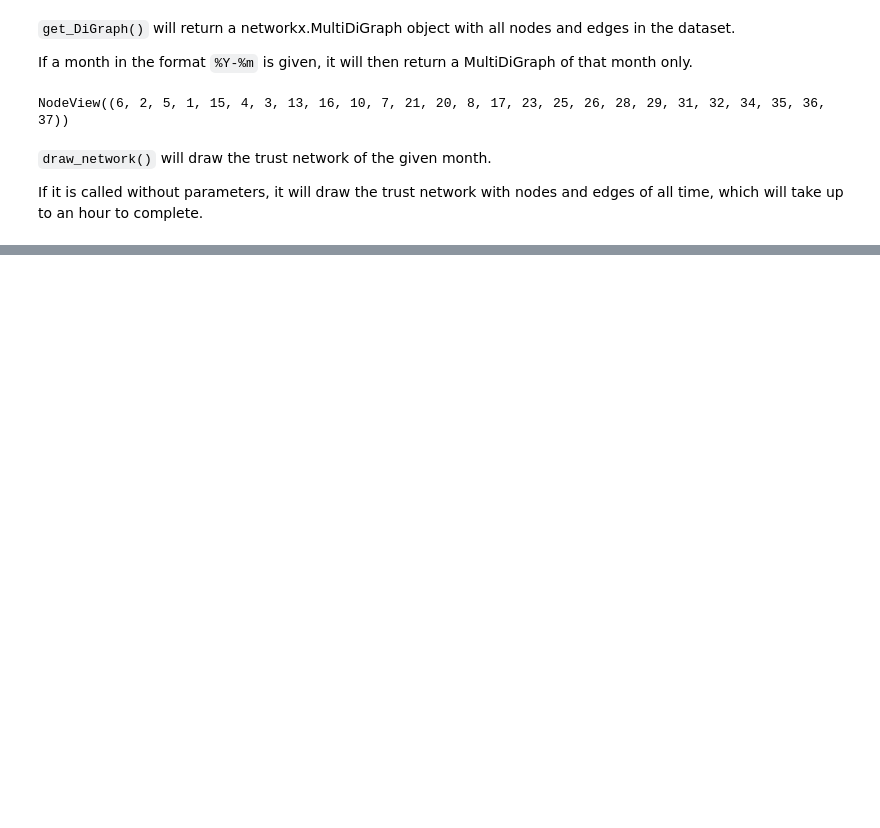
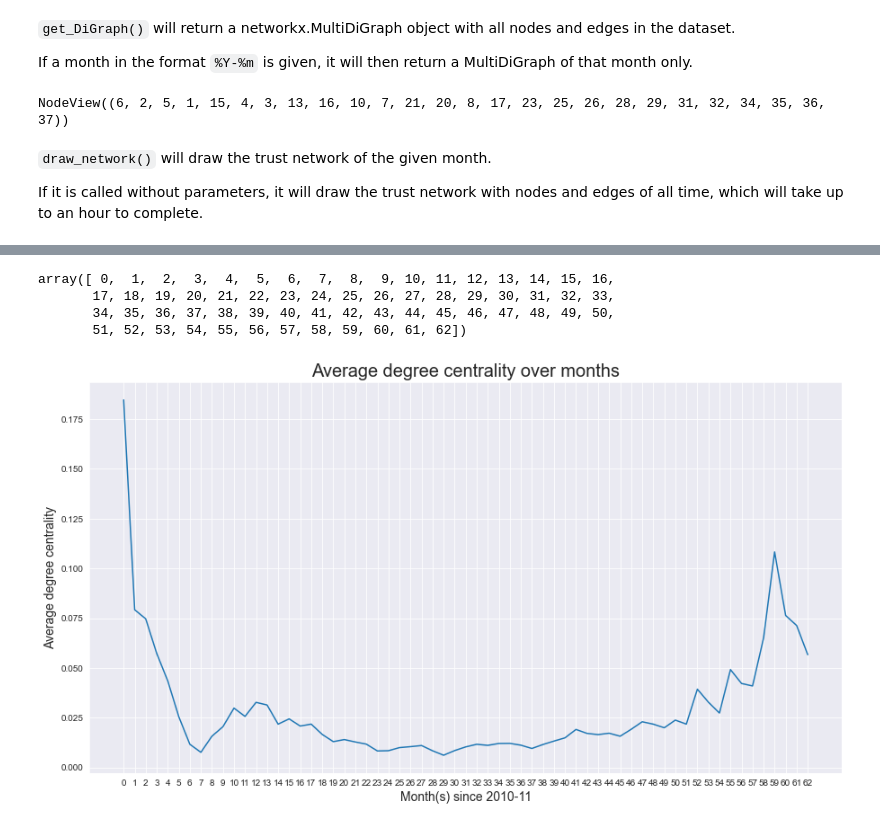
Before and after one commit to ivanmak/dmsn-2021-pg13, a Jupyter notebook: temporal_graph.ipynb, the cells around one changed output, grey strips where cells are left out. Saved outputs shown, nothing was run; the diff lists cells and outputs as text; code cells hidden in the pictures; blank space fills up the shorter version.

```diff
--- a/temporal_graph.ipynb
+++ b/temporal_graph.ipynb
@@ -60,0 +73,2 @@ temporal_graph.draw_network('2010-11')
+# %%
+df = pd.DataFrame(pd.Series([month for month in temporal_graph.get_all_months()]), columns=['month'])
@@ -60,0 +86,25 @@ temporal_graph.draw_network('2010-11')
+# %%
+df['degree'] = 0
+# %%
+df['degree'] = df.apply(lambda row:
+    pd.DataFrame(nx.algorithms.degree_centrality(temporal_graph.get_DiGraph(row['month'].strftime('%Y-%m'))).items(), columns=['Node','Degree']).set_index(['Node']).mean().values[0], axis=1
+)
+# %%
+df['month_str'] = df.apply(lambda row: row['month'].strftime('%Y-%m'), axis=1)
+# %%
+df.index.values
+# %% [output]
+array([ 0,  1,  2,  3,  4,  5,  6,  7,  8,  9, 10, 11, 12, 13, 14, 15, 16,
+       17, 18, 19, 20, 21, 22, 23, 24, 25, 26, 27, 28, 29, 30, 31, 32, 33,
+       34, 35, 36, 37, 38, 39, 40, 41, 42, 43, 44, 45, 46, 47, 48, 49, 50,
+       51, 52, 53, 54, 55, 56, 57, 58, 59, 60, 61, 62])
+# %%
+plt.figure(figsize=(15, 8))
+fig = sb.lineplot(data=df, x='month_str', y='degree')
+fig.set_title('Average degree centrality over months', fontsize=20)
+fig.set_xticklabels(df.index.values)
+fig.set_xlabel('Month(s) since 2010-11', fontsize=14)
+fig.set_ylabel('Average degree centrality', fontsize=14)
+plt.show()
+# %% [output]
+[figure, added]
```
Also changed, not shown: parts of 8 cells of this notebook, 1 other file.
